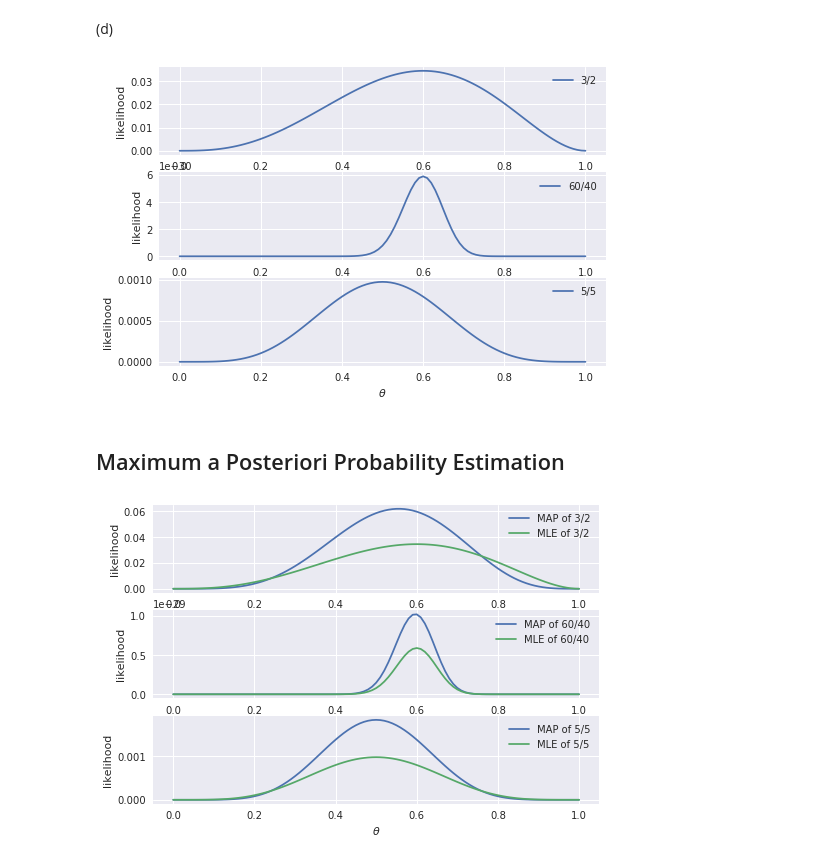
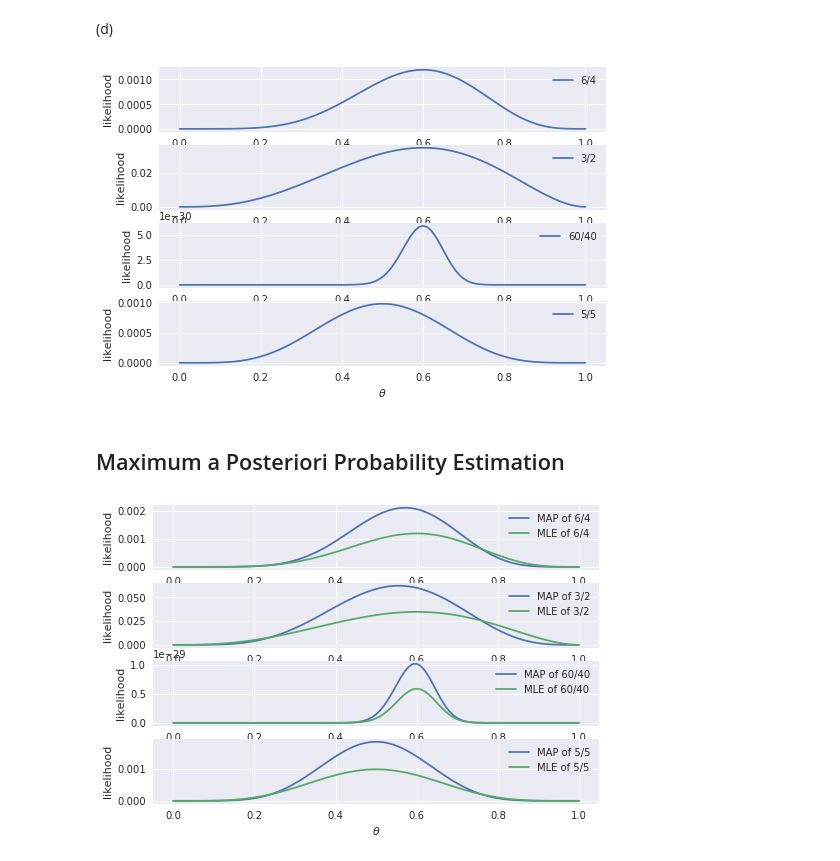
Before and after one commit to hyzhak/mle, a Jupyter notebook: machine-learning-10-601-hm2.ipynb, the cells around one changed output. Cells and saved outputs as stored; diff of their text form; code cells hidden in the pictures.

Commit message:
add 6/4 to the set of datasets

```diff
--- a/machine-learning-10-601-hm2.ipynb
+++ b/machine-learning-10-601-hm2.ipynb
@@ -63,32 +63,35 @@ plt.legend();
 # %%
 hypothesis = np.linspace(0, 1, 101)
 
 dataset_3_to_2 = [1] * 3 + [0] * 2
 dataset_60_to_40 = [1] * 60 + [0] * 40
 dataset_5_to_5 = [1] * 5 + [0] * 5
 
 datasets = [{
+    'dataset': dataset_6_to_4,
+    'name': '6/4',
+}, {
     'dataset': dataset_3_to_2,
     'name': '3/2',
 }, {
     'dataset': dataset_60_to_40,
     'name': '60/40',
 }, {
     'dataset': dataset_5_to_5,
     'name': '5/5'
 },
 ]
 
 for idx, ds in enumerate(datasets):
     experiments = bernoulli_likelihoods(hypothesis, ds['dataset'])
-    plt.subplot(len(datasets), 1, idx + 1)b
+    plt.subplot(len(datasets), 1, idx + 1)
     plt.plot(hypothesis, experiments, label=ds['name'])
     plt.ylabel('likelihood')
     plt.legend();
 
 plt.xlabel(r'$\theta$');
 # %% [output]
-[figure, old version]
+[figure, new version]
 # %% [markdown]
 ## Maximum a Posteriori Probability Estimation
 # %%
@@ -109,4 +112,4 @@ for idx, ds in enumerate(datasets):
 
 plt.xlabel(r'$\theta$');
 # %% [output]
-[figure, old version]
+[figure, new version]
```
